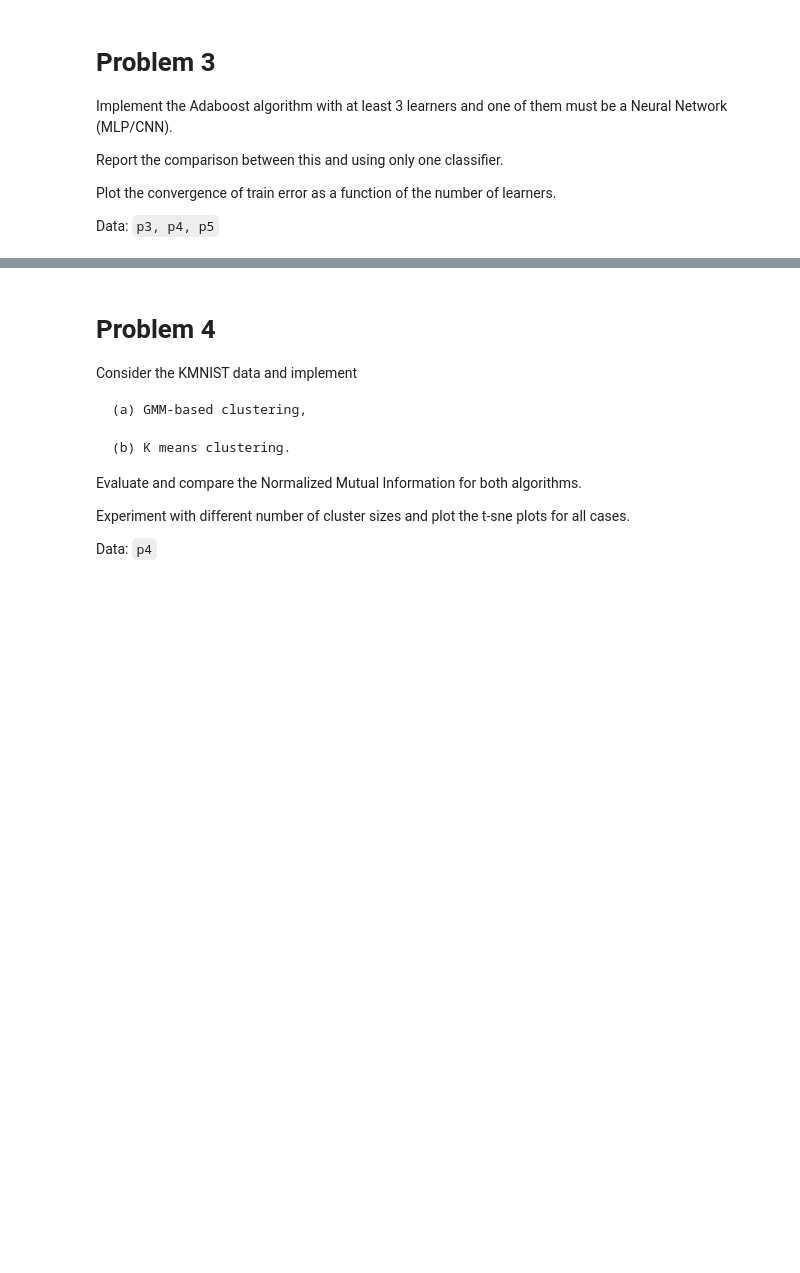
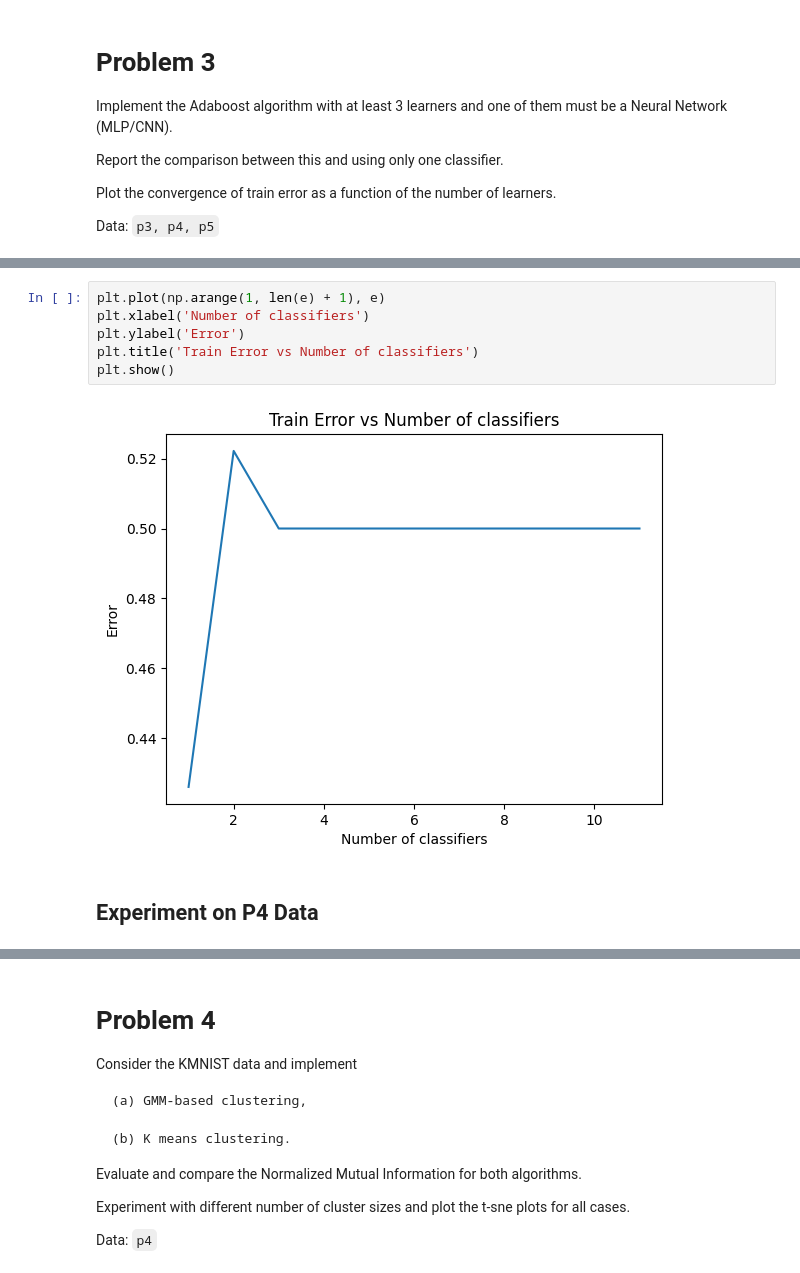
Before and after one commit to lokesh1197/PRNN-2023, a Jupyter notebook: Assignment3/solution.ipynb, the cells around one changed output, grey strips where cells are left out. Drawn from its saved outputs; the diff is of its cells as text; blank space fills up the shorter version.

```diff
--- a/Assignment3/solution.ipynb
+++ b/Assignment3/solution.ipynb
@@ -990,0 +1245,10 @@ def predictAdaBoost(X, trees, alphas):
+# %%
+plt.plot(np.arange(1, len(e) + 1), e)
+plt.xlabel('Number of classifiers')
+plt.ylabel('Error')
+plt.title('Train Error vs Number of classifiers')
+plt.show()
+# %% [output]
+[figure, added]
+# %% [markdown]
+## Experiment on P4 Data
```
Also changed, not shown: parts of 45 cells of this notebook, 1 other file.
